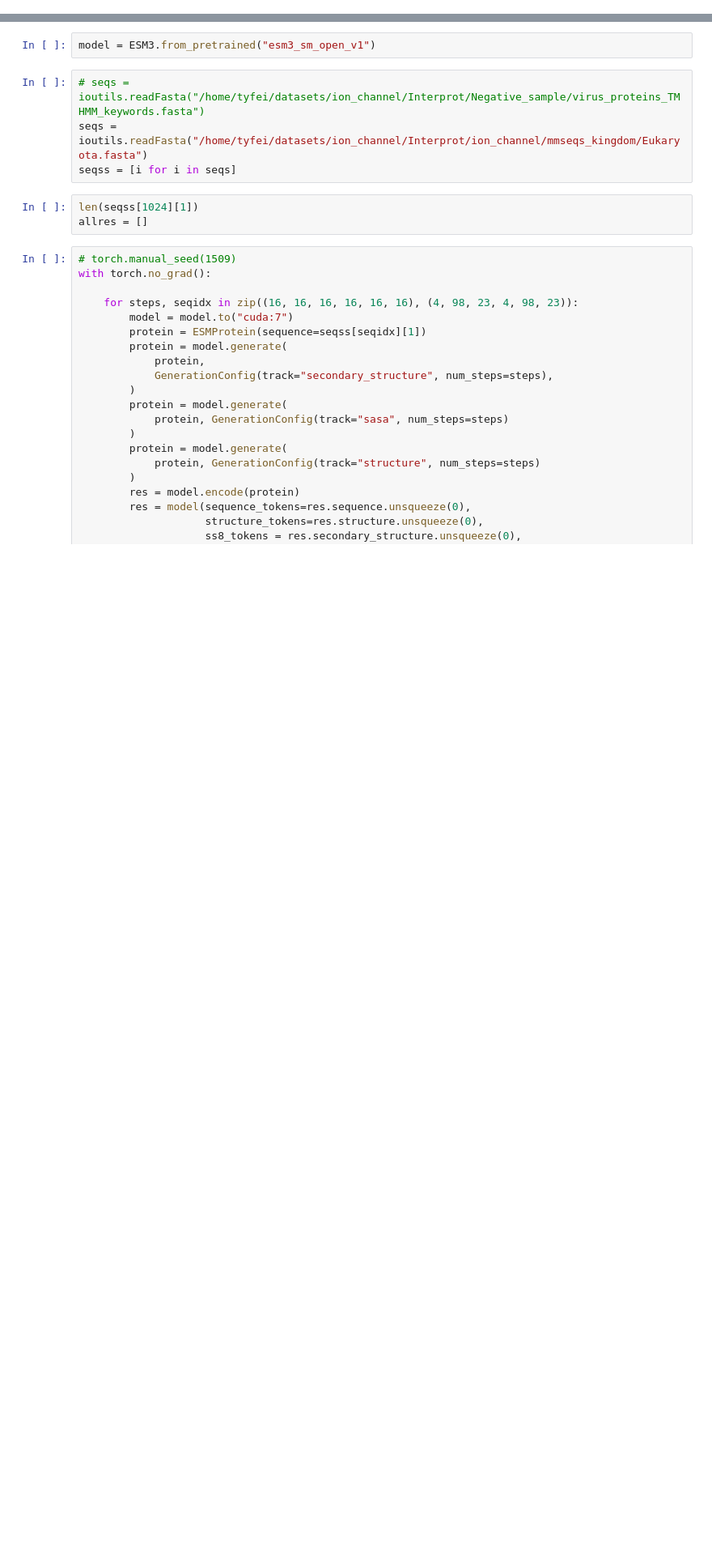
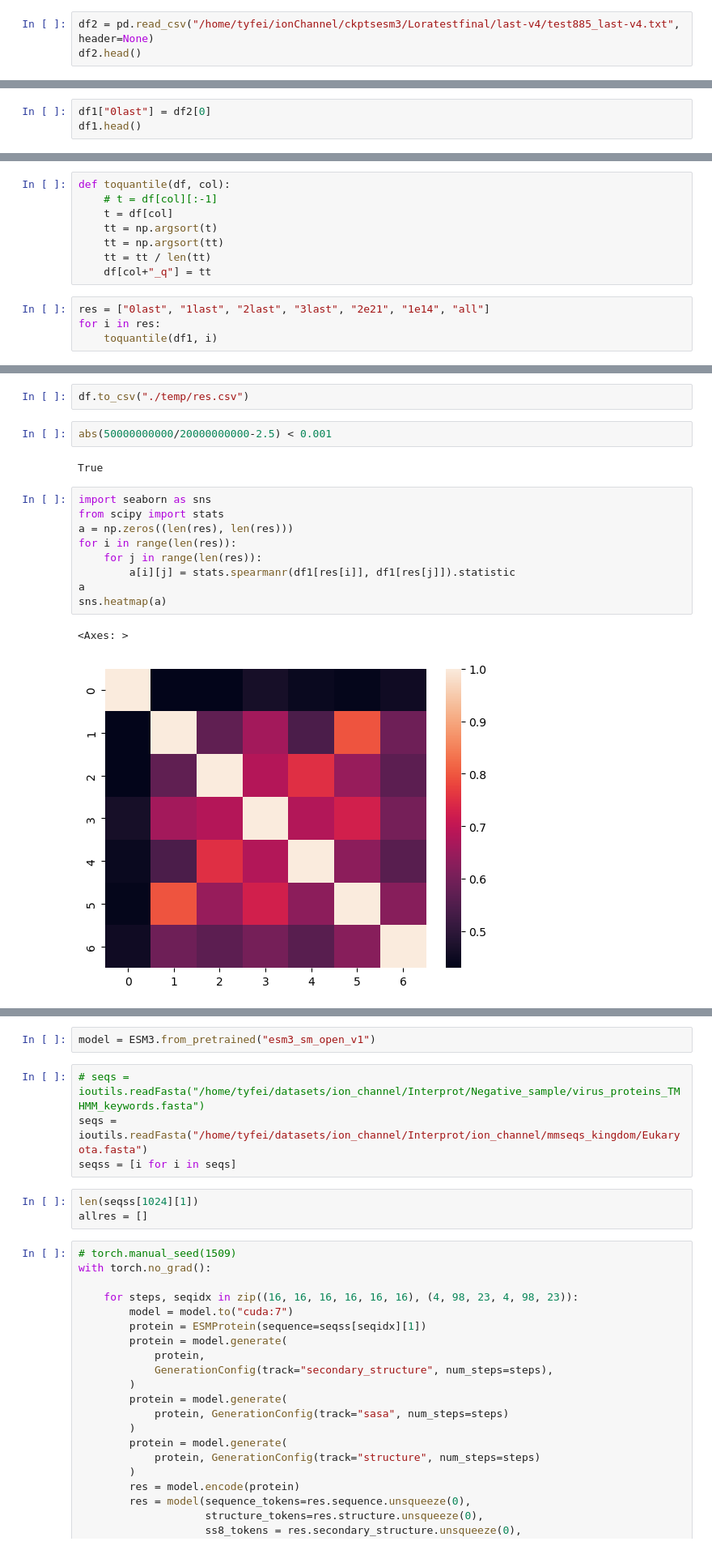
Before and after one commit to tyfei0216/ionChannel, a Jupyter notebook: esm3_feature.ipynb, the cells around one changed output, grey strips where cells are left out. Shown at 81% size. Cells and saved outputs as stored; diff of their text form; blank space fills up the shorter version.

```diff
--- a/esm3_feature.ipynb
+++ b/esm3_feature.ipynb
@@ -16,0 +29,3 @@ len(seqss)
+# %%
+df2 = pd.read_csv("/home/tyfei/ionChannel/ckptsesm3/Loratestfinal/last-v4/test885_last-v4.txt", header=None)
+df2.head()
@@ -16,0 +39,3 @@ len(seqss)
+# %%
+df1["0last"] = df2[0]
+df1.head()
@@ -16,0 +49,12 @@ len(seqss)
+# %%
+def toquantile(df, col):
+    # t = df[col][:-1]
+    t = df[col]
+    tt = np.argsort(t)
+    tt = np.argsort(tt)
+    tt = tt / len(tt)
+    df[col+"_q"] = tt
+# %%
+res = ["0last", "1last", "2last", "3last", "2e21", "1e14", "all"]
+for i in res:
+    toquantile(df1, i)
@@ -16,0 +94,18 @@ len(seqss)
+# %%
+df.to_csv("./temp/res.csv")
+# %%
+abs(50000000000/20000000000-2.5) < 0.001
+# %% [output]
+True
+# %%
+import seaborn as sns
+from scipy import stats
+a = np.zeros((len(res), len(res)))
+for i in range(len(res)):
+    for j in range(len(res)):
+        a[i][j] = stats.spearmanr(df1[res[i]], df1[res[j]]).statistic
+a
+sns.heatmap(a)
+# %% [output]
+<Axes: >
+[figure, added]
```
Also changed, not shown: parts of 25 cells of this notebook, 5 other files.
